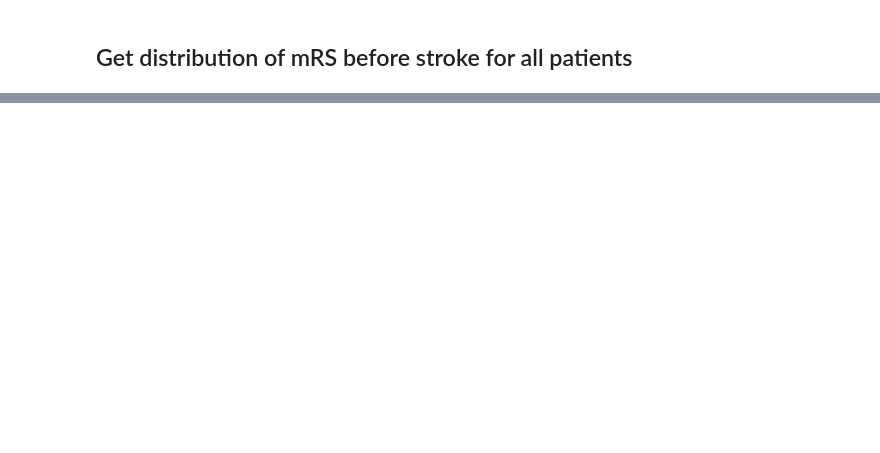
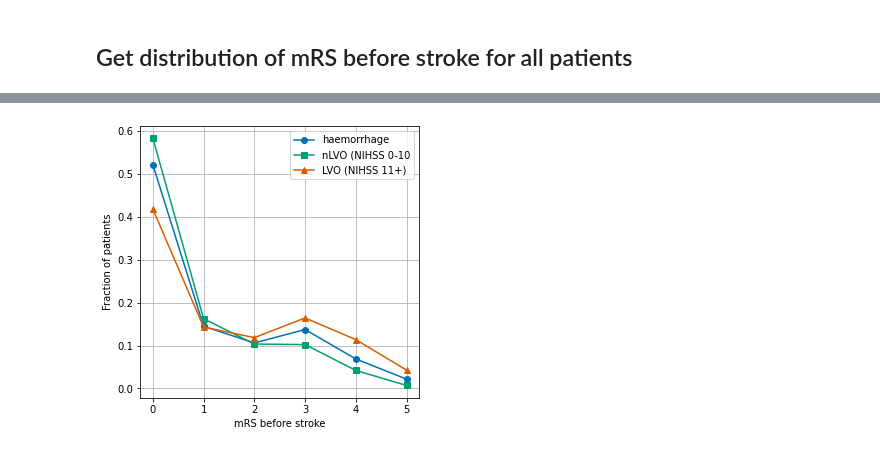
Before and after one commit to samuel-book/samuel-1, a Jupyter notebook: _sources/descriptive_stats/08_prestroke_mrs.ipynb, the cells around one changed output, grey strips where cells are left out. Saved outputs shown, nothing was run; the diff lists cells and outputs as text; code cells hidden in the pictures; blank space fills up the shorter version.

```diff
--- a/_sources/descriptive_stats/08_prestroke_mrs.ipynb
+++ b/_sources/descriptive_stats/08_prestroke_mrs.ipynb
@@ -103,0 +107,17 @@ plt.show()
+# %%
+fig = plt.figure(figsize=(5,5))
+ax = fig.add_subplot()
+width = 0.17
+x = results.index
+#ax.plot(results['all'], label='all')
+ax.plot(results['haemorrhage'], marker='o', label='haemorrhage')
+ax.plot(results['nlvo'], marker = 's', label='nLVO (NIHSS 0-10')
+ax.plot(results['lvo'], marker = '^', label='LVO (NIHSS 11+)')
+ax.grid()
+ax.set_ylabel('Fraction of patients')
+ax.set_xlabel('mRS before stroke')
+ax.legend()
+plt.savefig('./output/mrs_before_by_stroke_type.jpg', dpi=300)
+plt.show()
+# %% [output]
+[figure, added]
```
Also changed, not shown: parts of 14 cells of this notebook, 11 other files.
